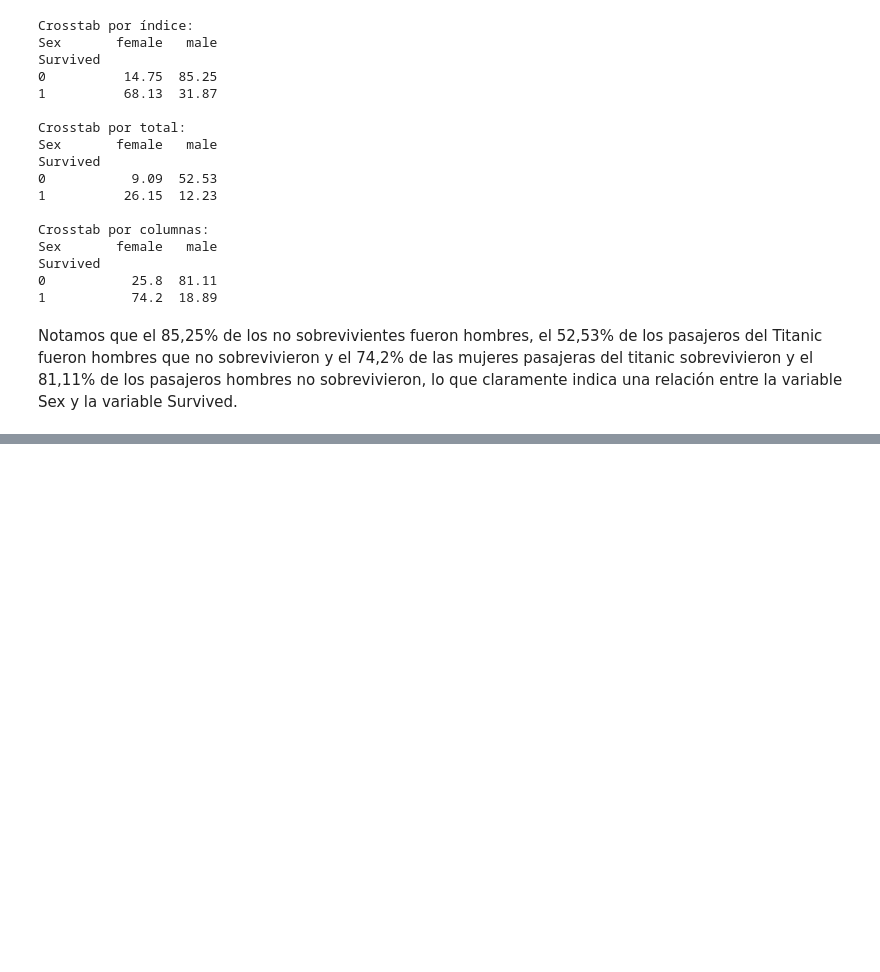
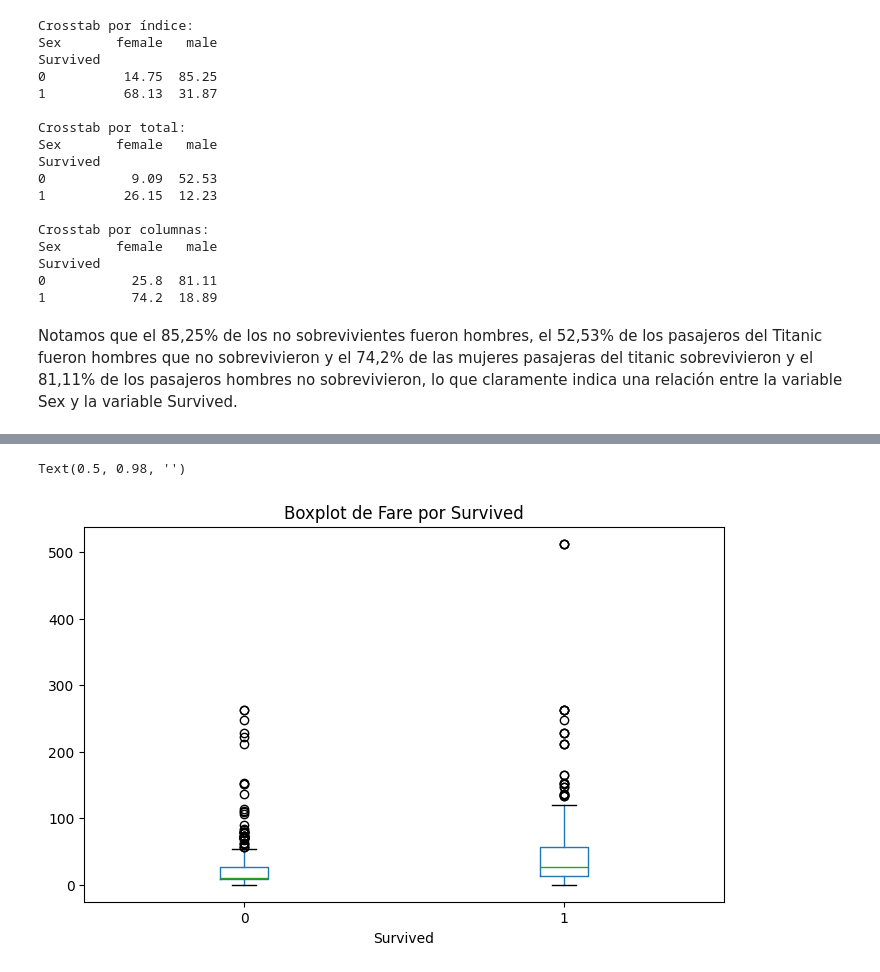
Before and after one commit to MartoBadi/TSCDIA-, a Jupyter notebook: Modelizado de Minería de Datos/tp_final/tp_final.ipynb, the cells around one changed output, grey strips where cells are left out. Drawn from its saved outputs; the diff is of its cells as text; code cells hidden in the pictures; blank space fills up the shorter version.

```diff
--- a/Modelizado de Minería de Datos/tp_final/tp_final.ipynb
+++ b/Modelizado de Minería de Datos/tp_final/tp_final.ipynb
@@ -241,0 +319,7 @@ Notamos que el 85,25% de los no sobrevivientes fueron hombres, el 52,53% de los
+# %%
+df.boxplot(column='Fare', by='Survived', grid=False, figsize=(8, 5))
+plt.title('Boxplot de Fare por Survived')
+plt.suptitle('')
+# %% [output]
+Text(0.5, 0.98, '')
+[figure, added]
```
Also changed, not shown: parts of 10 cells of this notebook.
